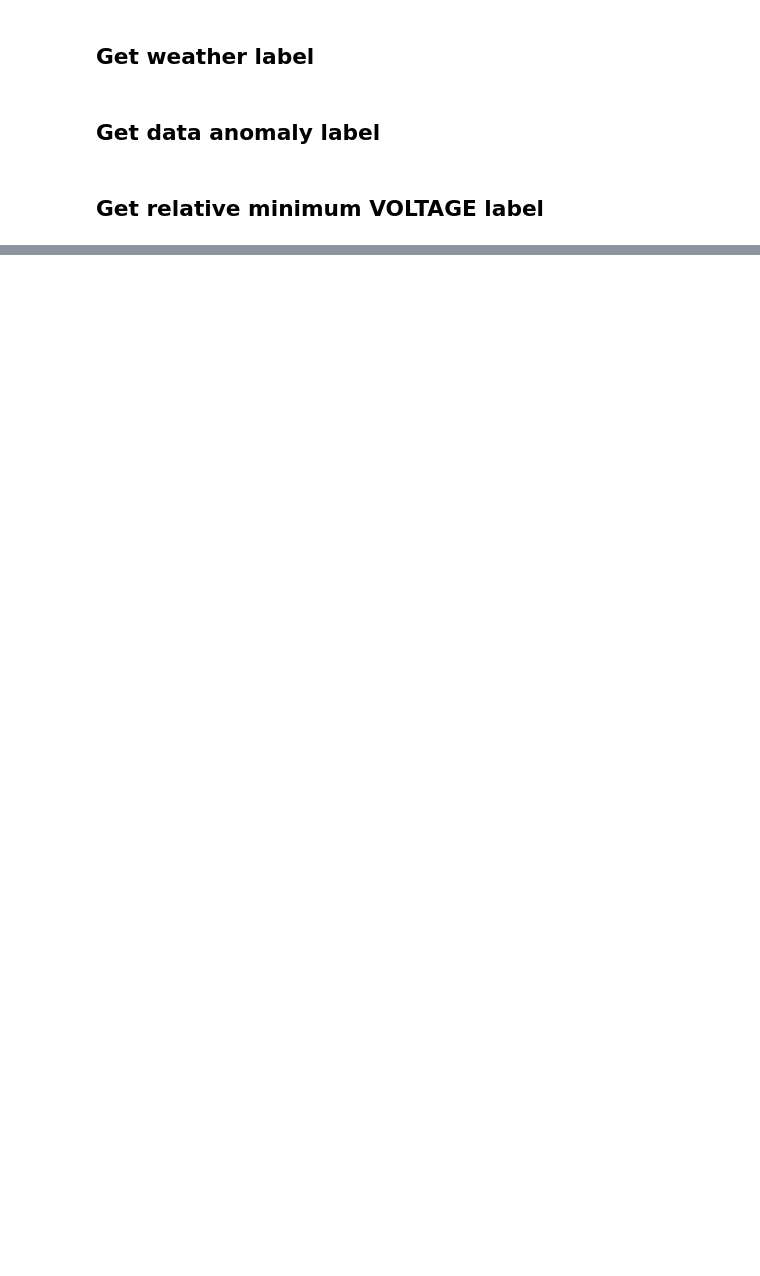
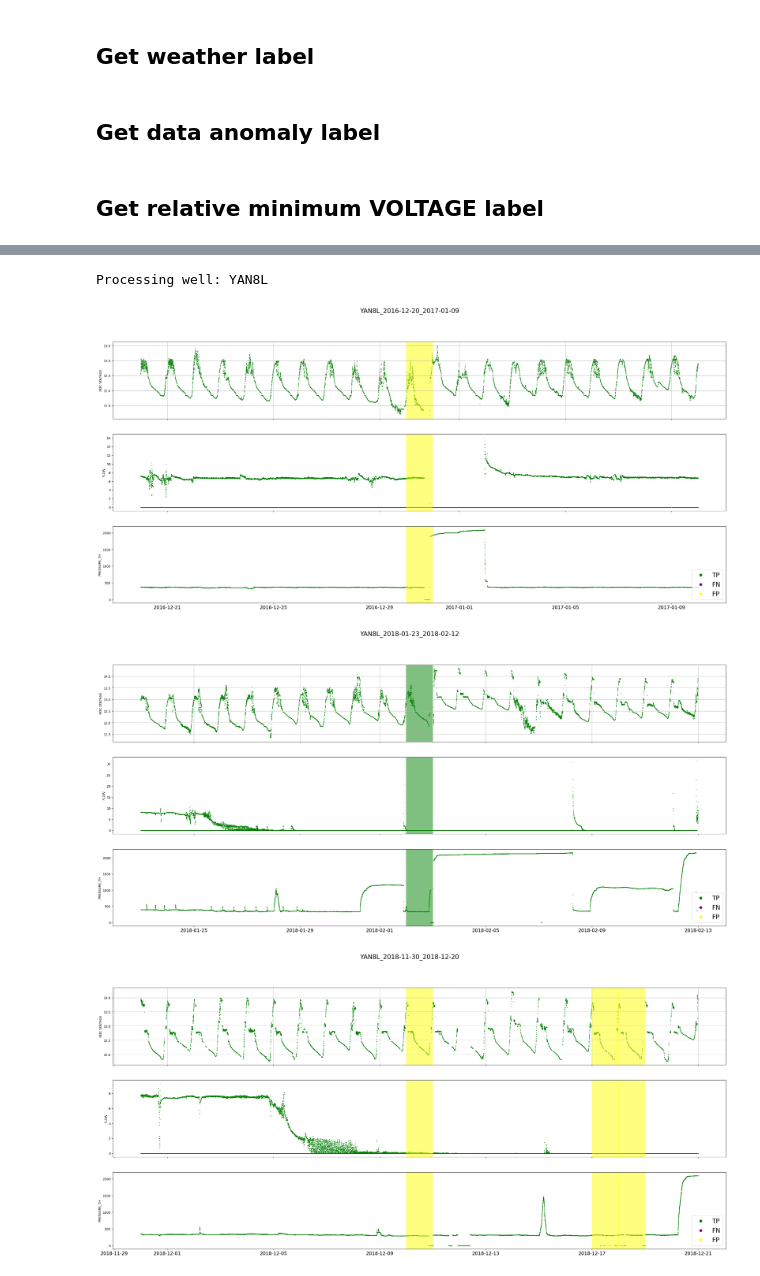
Before and after one commit to HarryLe95/Consilium_ROC_HOANG, a Jupyter notebook: app/BayesianLabel_Example copy.ipynb, the cells around one changed output, grey strips where cells are left out. Cells and saved outputs as stored; diff of their text form; code cells hidden in the pictures; blank space fills up the shorter version.

```diff
--- a/app/BayesianLabel_Example copy.ipynb
+++ b/app/BayesianLabel_Example copy.ipynb
@@ -277,0 +191,10 @@ pd.DataFrame({"labels": label_dict.values()}, index=label_dict.keys())
+# %%
+for well in wells:
+    model = FeatureExtractor(well)
+    print(f"Processing well: {well}")
+    model.get_diagnostic_plots("failure_label")
+# %% [output]
+Processing well: YAN8L
+[figure, added]
+[figure, added]
+[figure, added]
```
Also changed, not shown: parts of 41 cells of this notebook, 1 other file.
